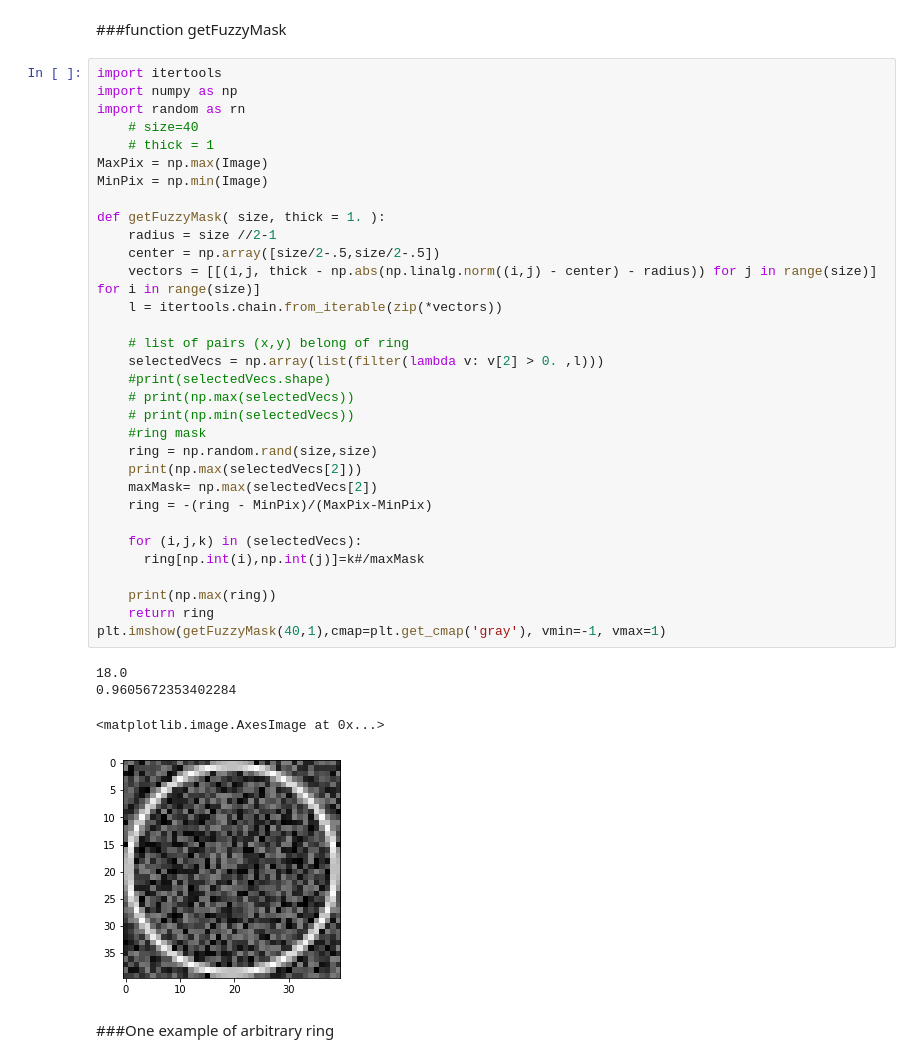
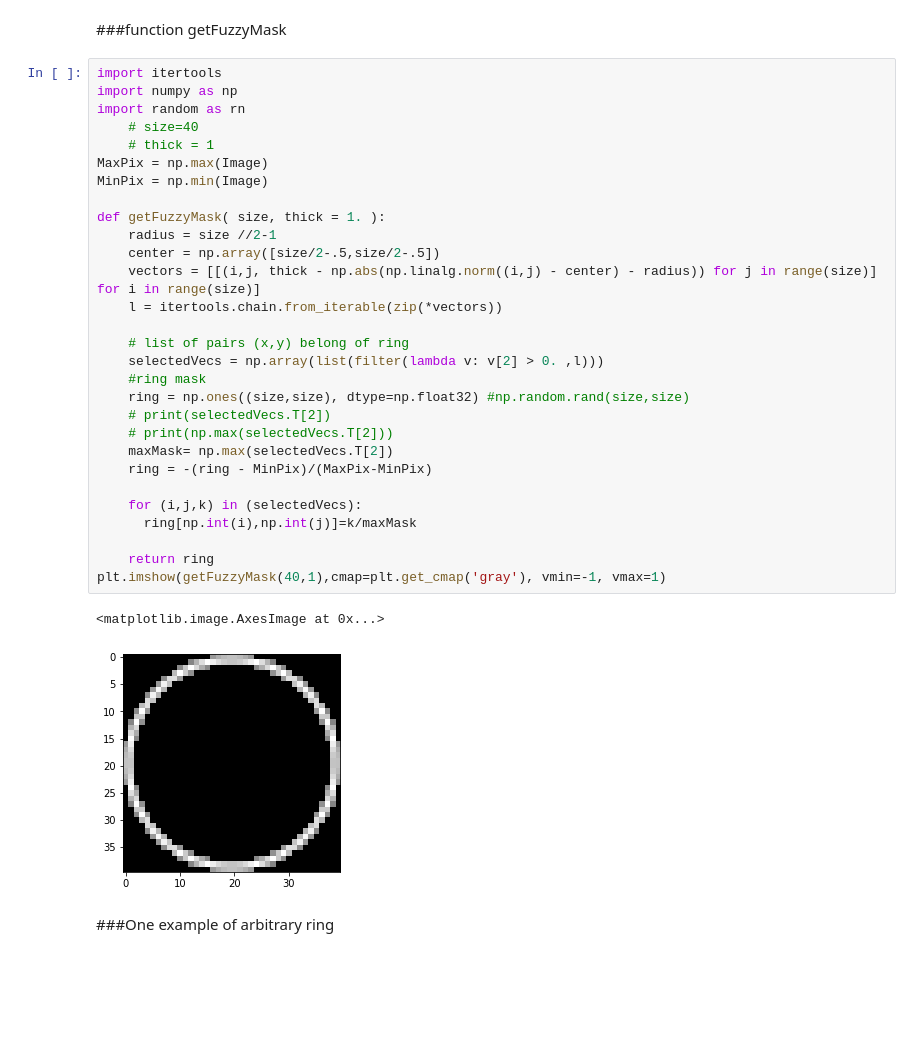
Before and after one commit to andrew-veriga/MathForML, a Jupyter notebook: ConvolutionalCoffieCircles.ipynb, the cells around one changed output. Drawn from its saved outputs; the diff is of its cells as text; blank space fills up the shorter version.

```diff
--- a/ConvolutionalCoffieCircles.ipynb
+++ b/ConvolutionalCoffieCircles.ipynb
@@ -150,40 +150,35 @@ False
 # %%
 import itertools
 import numpy as np
 import random as rn
     # size=40
     # thick = 1
 MaxPix = np.max(Image)
 MinPix = np.min(Image)
 
 def getFuzzyMask( size, thick = 1. ):
     radius = size //2-1
     center = np.array([size/2-.5,size/2-.5])
     vectors = [[(i,j, thick - np.abs(np.linalg.norm((i,j) - center) - radius)) for j in range(size)] for i in range(size)]
     l = itertools.chain.from_iterable(zip(*vectors))
 
     # list of pairs (x,y) belong of ring
     selectedVecs = np.array(list(filter(lambda v: v[2] > 0. ,l)))
-    #print(selectedVecs.shape)
-    # print(np.max(selectedVecs))
-    # print(np.min(selectedVecs))
     #ring mask
-    ring = np.random.rand(size,size)
-    print(np.max(selectedVecs[2]))
-    maxMask= np.max(selectedVecs[2])
+    ring = np.ones((size,size), dtype=np.float32) #np.random.rand(size,size)
+    # print(selectedVecs.T[2])
+    # print(np.max(selectedVecs.T[2]))
+    maxMask= np.max(selectedVecs.T[2])
     ring = -(ring - MinPix)/(MaxPix-MinPix)
 
     for (i,j,k) in (selectedVecs):
-      ring[np.int(i),np.int(j)]=k#/maxMask
+      ring[np.int(i),np.int(j)]=k/maxMask
 
-    print(np.max(ring))
     return ring
 plt.imshow(getFuzzyMask(40,1),cmap=plt.get_cmap('gray'), vmin=-1, vmax=1)
 # %% [output]
-18.0
-0.9605672353402284
+<matplotlib.image.AxesImage at 0x...>
-<matplotlib.image.AxesImage at 0x...>
-[figure, old version]
+[figure, new version]
 # %% [markdown]
 ###One example of arbitrary ring
 # %%
```
Also changed, not shown: parts of 2 cells of this notebook.
